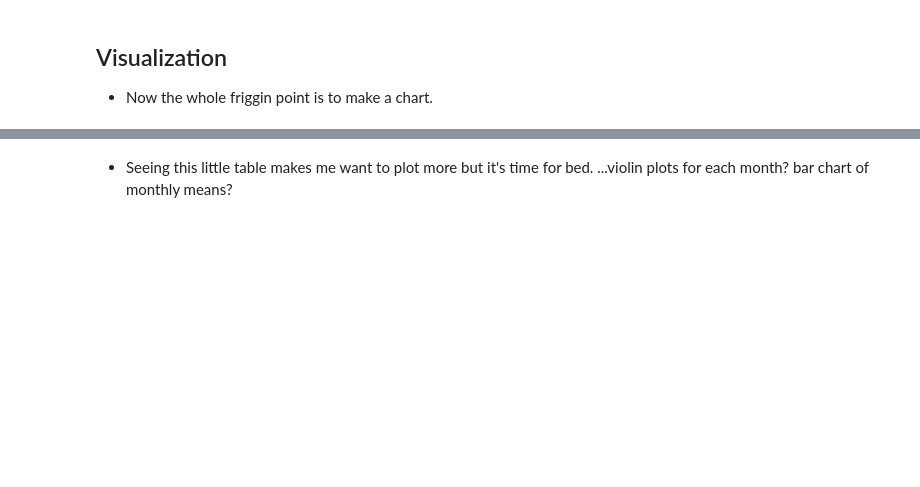
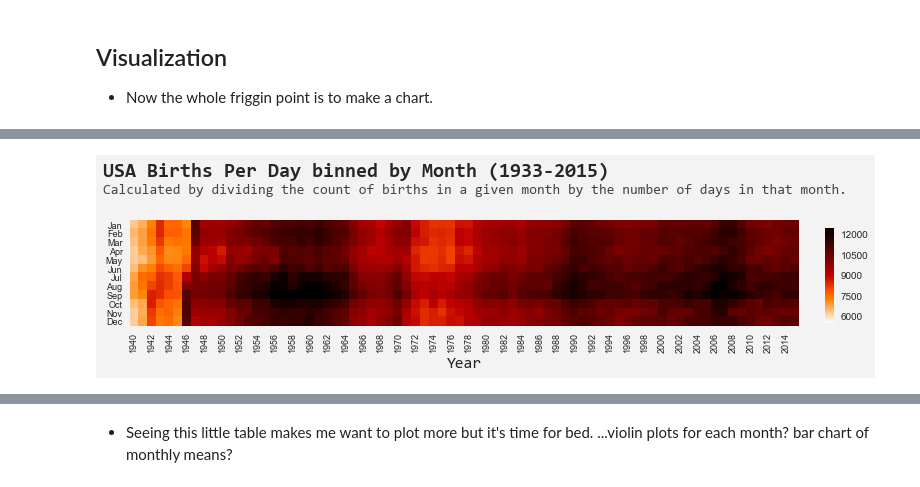
Before and after one commit to aaronpenne/data_visualization, a Jupyter notebook: HMD/Births_USA/USA Births Per Day binned by Month (1933-2015).ipynb, the cells around one changed output, grey strips where cells are left out. Saved outputs shown, nothing was run; the diff lists cells and outputs as text; code cells hidden in the pictures; blank space fills up the shorter version.

```diff
--- a/HMD/Births_USA/USA Births Per Day binned by Month (1933-2015).ipynb
+++ b/HMD/Births_USA/USA Births Per Day binned by Month (1933-2015).ipynb
@@ -232 +221,39 @@ fig.savefig('USA_Births_Per_Day_binned_by_Month.jpg', dpi=200, bbox_inches='tigh
+# %%
+sns.set()
+
+fig, ax = plt.subplots(figsize=(12, 4))
+cbar_ax = fig.add_axes([0.93, .33, .01, .33])
+sns.heatmap(df_norm,
+            ax = ax,
+            cbar_ax = cbar_ax,
+            yticklabels=['Jan', 'Feb', 'Mar', 'Apr', 'May', 'Jun', 'Jul', 'Aug', 'Sep', 'Oct', 'Nov', 'Dec'],
+            xticklabels=2,
+            vmin = 5500,
+            vmax = 12500,
+            cmap="gist_heat_r",
+            square=True,
+            cbar=True)
+ax.set_xlabel('Year',
+              fontsize=16,
+              fontname = 'Consolas')
+ax.set_ylabel('')
+ax.tick_params(axis='both', which='major', labelsize=9)
+fig.set_facecolor('#f3f3f3')
+
+
+# Chart titles
+ax.text(-3, -5,
+        'USA Births Per Day binned by Month (1933-2015)',
+        fontsize = 20,
+        weight = 'bold',
+        fontname = 'Consolas')
+ax.text(-3, -3,
+        'Calculated by dividing the count of births in a given month by the number of days in that month.',
+        fontsize = 14,
+        alpha = .85,
+        fontname = 'Consolas')
+
+fig.savefig('USA_Births_Per_Day_binned_by_Month_r.jpg', dpi=200, bbox_inches='tight', pad_inches=.11)
+# %% [output]
+[figure, added]
 # %% [markdown]
```
Also changed, not shown: parts of 7 cells of this notebook, 2 other files.
